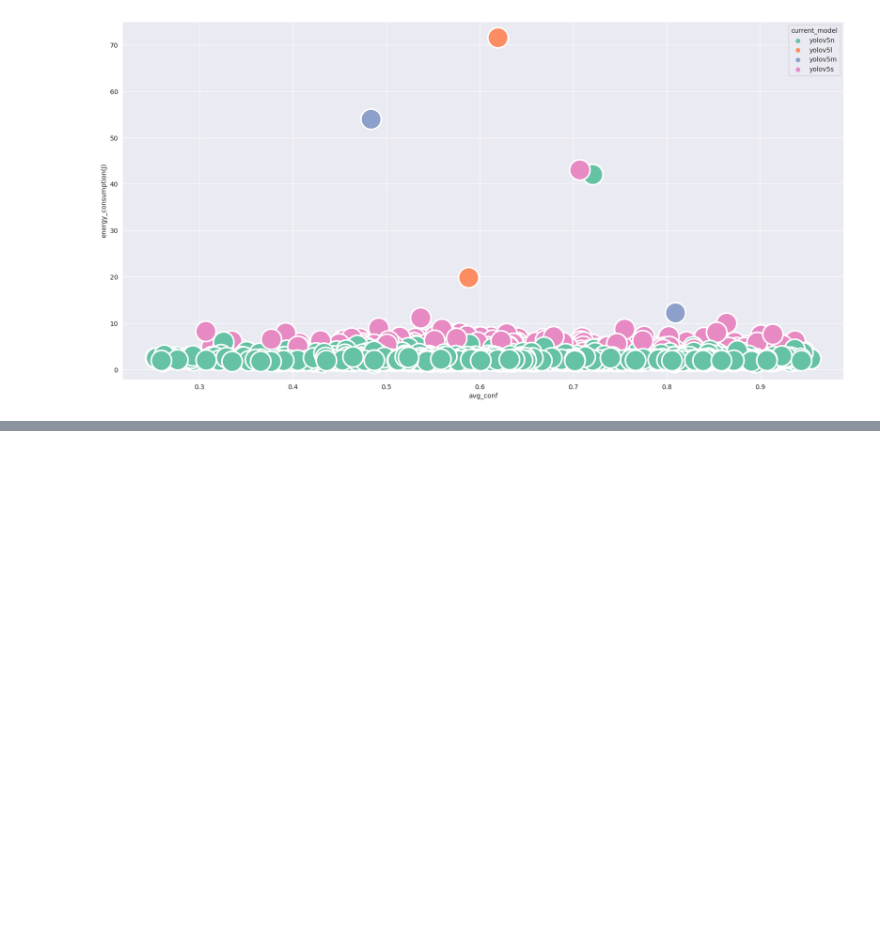
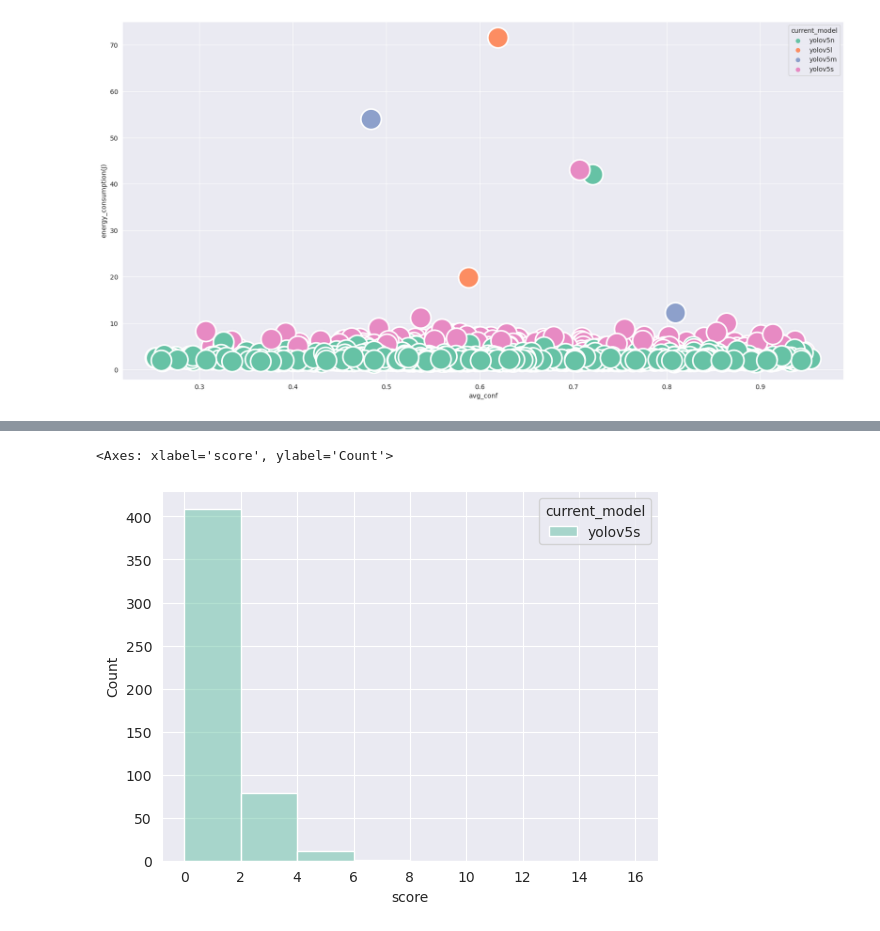
Before and after one commit to sa4s-serc/EcoMLS, a Jupyter notebook: project/NAIVE_1/utility.ipynb, the cells around one changed output, grey strips where cells are left out. Saved outputs shown, nothing was run; the diff lists cells and outputs as text; code cells hidden in the pictures; blank space fills up the shorter version.

```diff
--- a/project/NAIVE_1/utility.ipynb
+++ b/project/NAIVE_1/utility.ipynb
@@ -249,0 +526,3 @@ plt.show()
+# %%
+small_model["score"] = (small_model["current_boxes"] * small_model["avg_conf"])/(small_model["energy_consumption(J)"])
+small_model
@@ -249,0 +618,5 @@ plt.show()
+# %%
+sns.histplot(data=small_model[:500], x="score", hue="current_model", bins=[0, 2, 4, 6, 8, 10, 12, 14, 16])
+# %% [output]
+<Axes: xlabel='score', ylabel='Count'>
+[figure, added]
```
Also changed, not shown: parts of 33 cells of this notebook, 14 other files.
